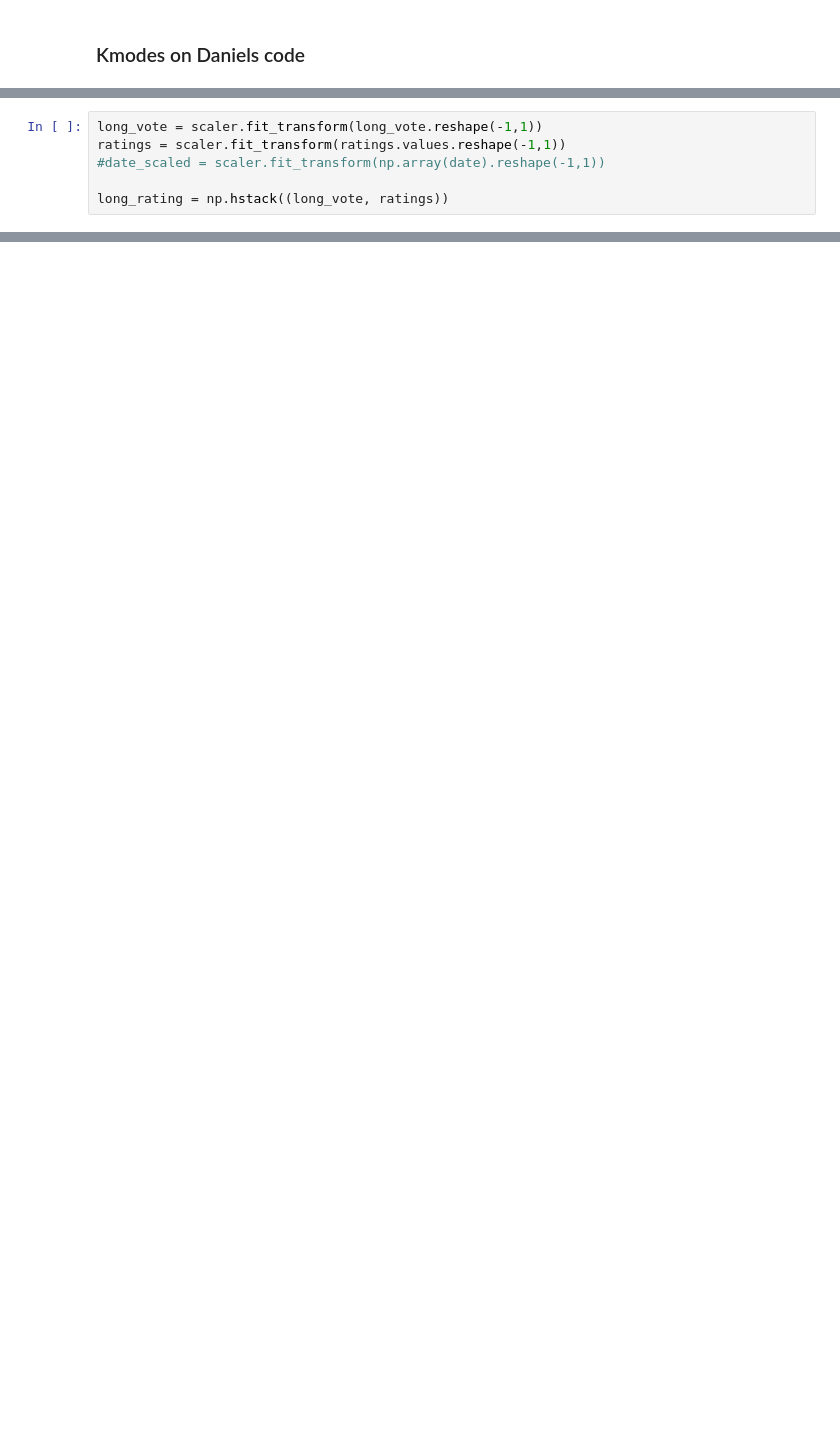
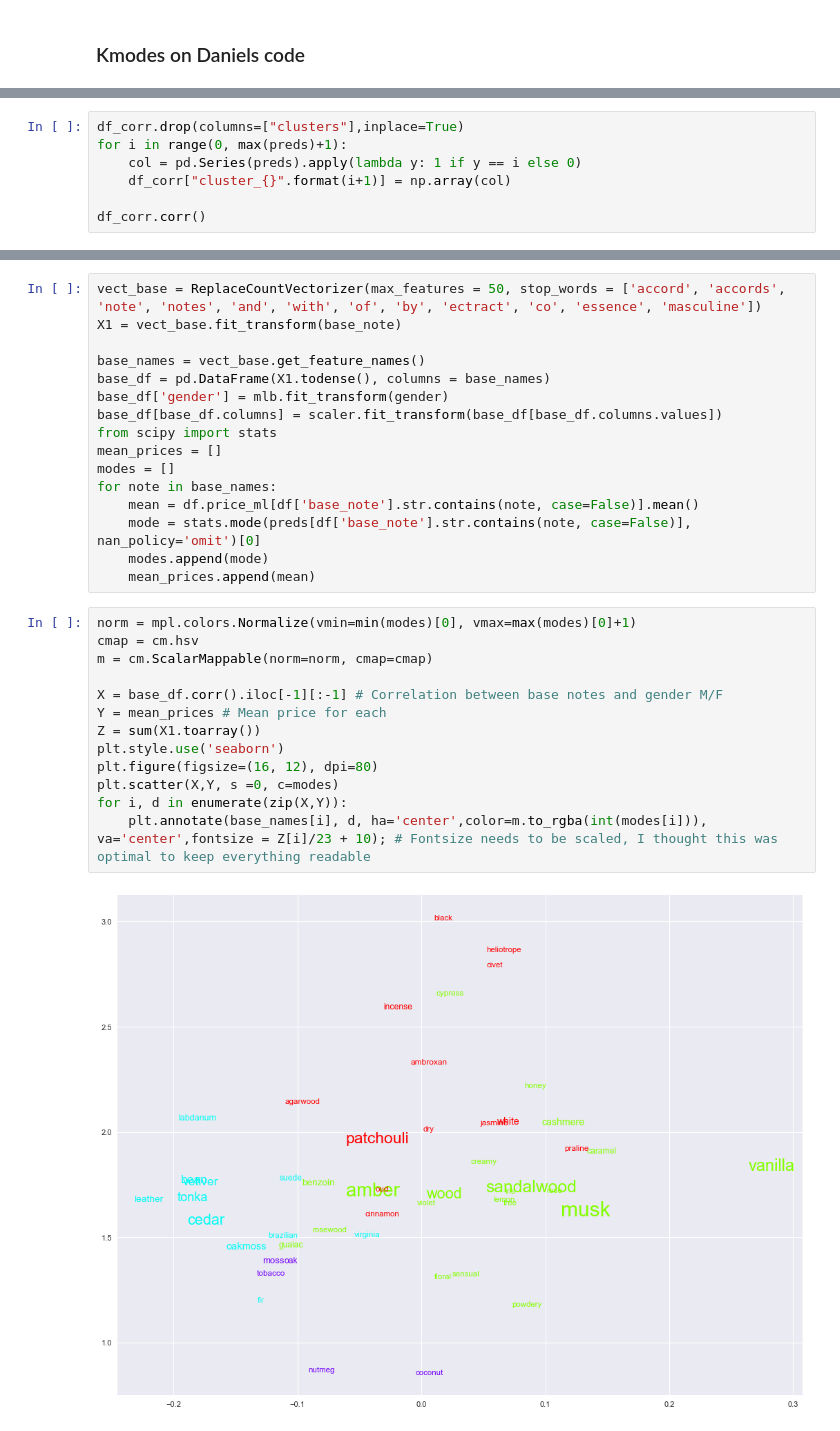
Before and after one commit to Sllambias/perfume_mining, a Jupyter notebook: preproc.ipynb, the cells around one changed output, grey strips where cells are left out. Drawn from its saved outputs; the diff is of its cells as text; blank space fills up the shorter version.

```diff
--- a/preproc.ipynb
+++ b/preproc.ipynb
@@ -277,6 +164,0 @@ long_vote = convert_ratings(longevity)
-# %%
-long_vote = scaler.fit_transform(long_vote.reshape(-1,1))
-ratings = scaler.fit_transform(ratings.values.reshape(-1,1))
-#date_scaled = scaler.fit_transform(np.array(date).reshape(-1,1))
-
-long_rating = np.hstack((long_vote, ratings))
@@ -298,0 +197,7 @@ df_not_noon.head()
+# %%
+df_corr.drop(columns=["clusters"],inplace=True)
+for i in range(0, max(preds)+1):
+    col = pd.Series(preds).apply(lambda y: 1 if y == i else 0)
+    df_corr["cluster_{}".format(i+1)] = np.array(col)
+
+df_corr.corr()
@@ -298,0 +216,31 @@ df_not_noon.head()
+# %%
+vect_base = ReplaceCountVectorizer(max_features = 50, stop_words = ['accord', 'accords', 'note', 'notes', 'and', 'with', 'of', 'by', 'ectract', 'co', 'essence', 'masculine'])
+X1 = vect_base.fit_transform(base_note)
+
+base_names = vect_base.get_feature_names()
+base_df = pd.DataFrame(X1.todense(), columns = base_names)
+base_df['gender'] = mlb.fit_transform(gender)
+base_df[base_df.columns] = scaler.fit_transform(base_df[base_df.columns.values])
+from scipy import stats
+mean_prices = []
+modes = []
+for note in base_names:
+    mean = df.price_ml[df['base_note'].str.contains(note, case=False)].mean()
+    mode = stats.mode(preds[df['base_note'].str.contains(note, case=False)], nan_policy='omit')[0]
+    modes.append(mode)
+    mean_prices.append(mean)
+# %%
+norm = mpl.colors.Normalize(vmin=min(modes)[0], vmax=max(modes)[0]+1)
+cmap = cm.hsv
+m = cm.ScalarMappable(norm=norm, cmap=cmap)
+
+X = base_df.corr().iloc[-1][:-1] # Correlation between base notes and gender M/F
+Y = mean_prices # Mean price for each
+Z = sum(X1.toarray())
+plt.style.use('seaborn')
+plt.figure(figsize=(16, 12), dpi=80)
+plt.scatter(X,Y, s =0, c=modes)
+for i, d in enumerate(zip(X,Y)):
+    plt.annotate(base_names[i], d, ha='center',color=m.to_rgba(int(modes[i])), va='center',fontsize = Z[i]/23 + 10); # Fontsize needs to be scaled, I thought this was optimal to keep everything readable
+# %% [output]
+[figure, added]
```
Also changed, not shown: parts of 36 cells of this notebook.
